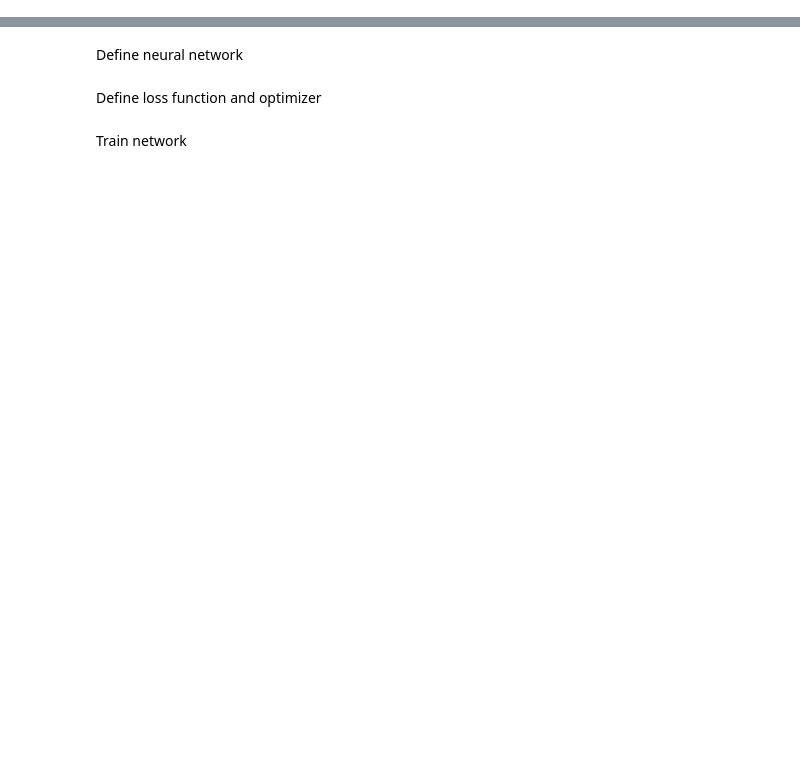
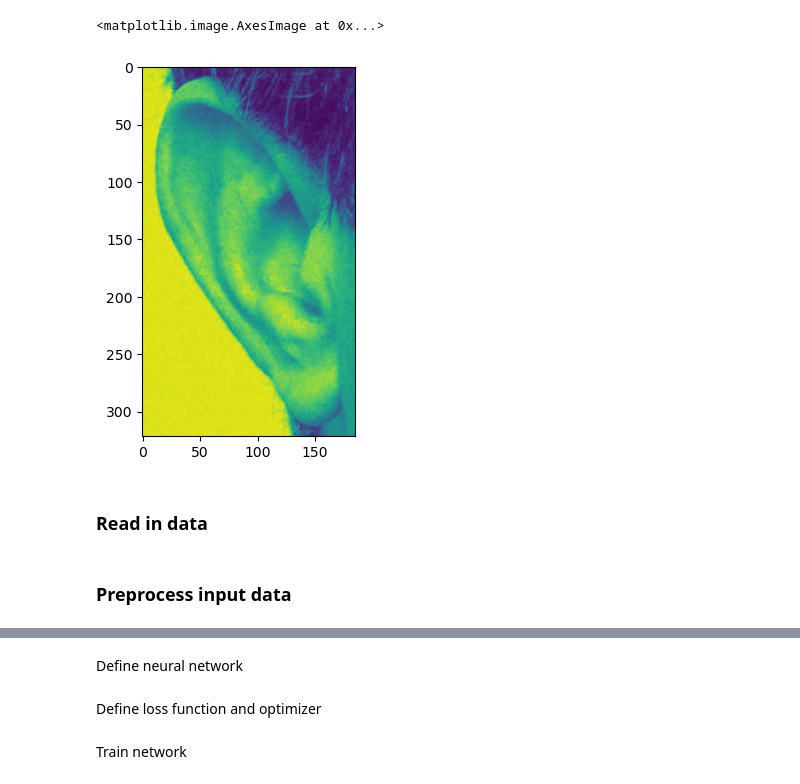
Before and after one commit to strojanski/diploma, a Jupyter notebook: v0/timing.ipynb, the cells around one changed output, grey strips where cells are left out. Drawn from its saved outputs; the diff is of its cells as text; code cells hidden in the pictures; blank space fills up the shorter version.

Commit message:
Base preprocessing

```diff
--- a/v0/timing.ipynb
+++ b/v0/timing.ipynb
@@ -30,3 +57,11 @@ testloader = torch.utils.data.DataLoader(testset, batch_size=batch_size, shuffle
 
 classes = ('plane', 'car', 'bird', 'cat',
            'deer', 'dog', 'frog', 'horse', 'ship', 'truck')
+# %%
+im = cv2.cvtColor(cv2.imread("./data/AWE/001/01.png"), cv2.COLOR_BGR2GRAY)
+plt.imshow(im)
+# %% [output]
+<matplotlib.image.AxesImage at 0x...>
+[figure, added]
+# %% [markdown]
+### Read in data
@@ -32,0 +75,2 @@ classes = ('plane', 'car', 'bird', 'cat',
+# %% [markdown]
+### Preprocess input data
```
Also changed, not shown: parts of 22 cells of this notebook, 2 other files.
